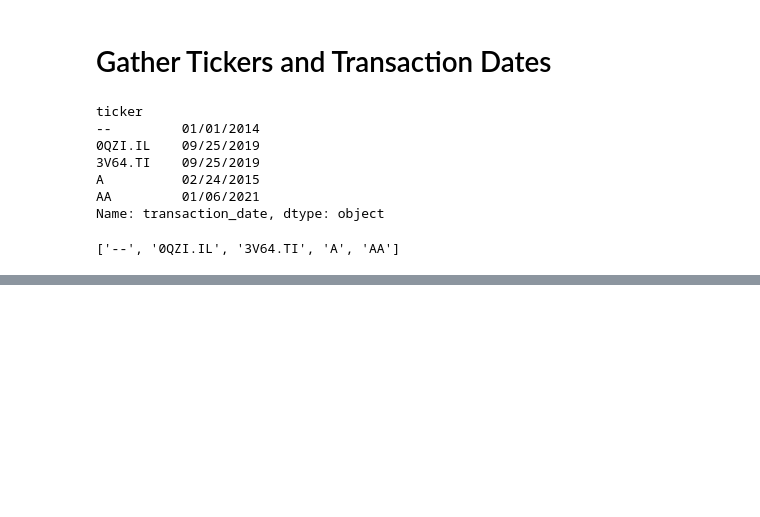
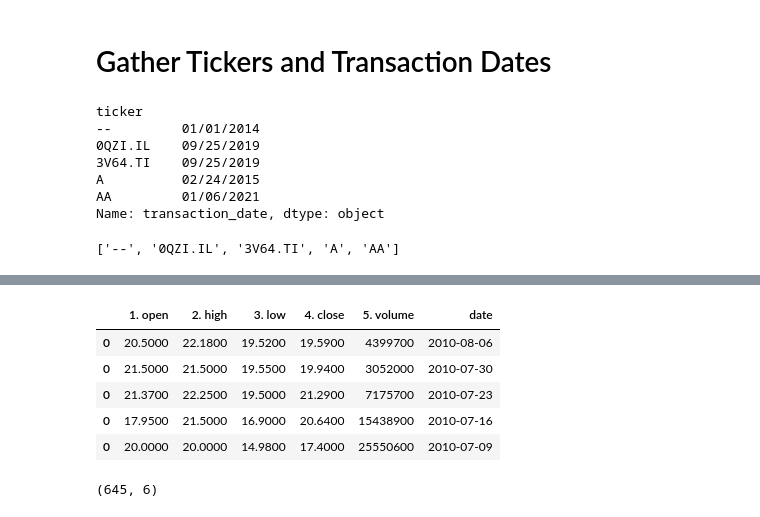
Before and after one commit to MattTheEconomist/Senator-Investments-ETL, a Jupyter notebook: Historical Prices.ipynb, the cells around one changed output, grey strips where cells are left out. Saved outputs shown, nothing was run; the diff lists cells and outputs as text; code cells hidden in the pictures; blank space fills up the shorter version.

```diff
--- a/Historical Prices.ipynb
+++ b/Historical Prices.ipynb
@@ -65,0 +120,13 @@ https://www.alphavantage.co/query?function=TIME_SERIES_WEEKLY&symbol=KO&apikey=N
+# %%
+historicalPrices.tail()
+# %% [output]
+|  | 1. open | 2. high | 3. low | 4. close | 5. volume | date |
+| 0 | 20.5000 | 22.1800 | 19.5200 | 19.5900 | 4399700 | 2010-08-06 |
+| 0 | 21.5000 | 21.5000 | 19.5500 | 19.9400 | 3052000 | 2010-07-30 |
+| 0 | 21.3700 | 22.2500 | 19.5000 | 21.2900 | 7175700 | 2010-07-23 |
+| 0 | 17.9500 | 21.5000 | 16.9000 | 20.6400 | 15438900 | 2010-07-16 |
+| 0 | 20.0000 | 20.0000 | 14.9800 | 17.4000 | 25550600 | 2010-07-09 |
+# %%
+historicalPrices.shape
+# %% [output]
+(645, 6)
```
Also changed, not shown: parts of 6 cells of this notebook.
